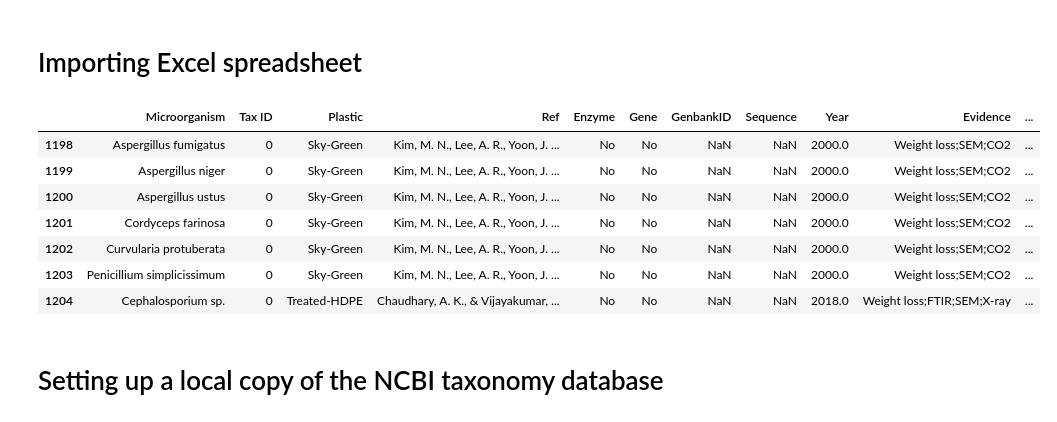
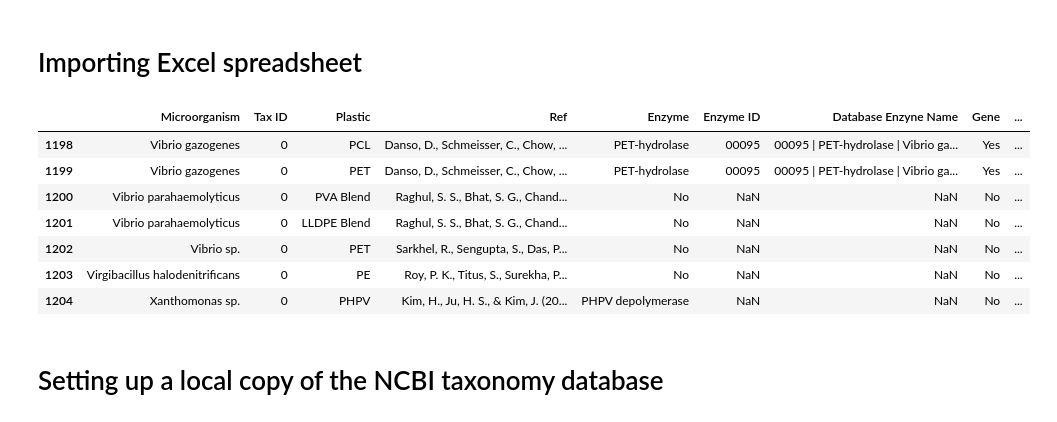
Before and after one commit to VictorGambarini/PlasticDegradersTree, a Jupyter notebook: Tree_tutorial.ipynb, the cells around one changed output. Cells and saved outputs as stored; diff of their text form; code cells hidden in the pictures.

```diff
--- a/Tree_tutorial.ipynb
+++ b/Tree_tutorial.ipynb
@@ -96,18 +96,18 @@ def get_rank_count_percentage(rank,tax_id_list):
 <a id='Importing-Excel-spreadsheet'></a>
 # Importing Excel spreadsheet
 # %%
-df = pd.read_excel("Degraders_list_v4.xlsx")
+df = pd.read_excel("Degraders_list_v5.xlsx", dtype={'Enzyme ID': object})
 #Visualize part of the dataset.
 df.tail(7)
 # %% [output]
-|  | Microorganism | Tax ID | Plastic | Ref | Enzyme | Gene | GenbankID | Sequence | Year | Evidence | ... |
-| 1198 | Aspergillus fumigatus | 0 | Sky-Green | Kim, M. N., Lee, A. R., Yoon, J. ... | No | No | NaN | NaN | 2000.0 | Weight loss;SEM;CO2 | ... |
-| 1199 | Aspergillus niger | 0 | Sky-Green | Kim, M. N., Lee, A. R., Yoon, J. ... | No | No | NaN | NaN | 2000.0 | Weight loss;SEM;CO2 | ... |
-| 1200 | Aspergillus ustus | 0 | Sky-Green | Kim, M. N., Lee, A. R., Yoon, J. ... | No | No | NaN | NaN | 2000.0 | Weight loss;SEM;CO2 | ... |
-| 1201 | Cordyceps farinosa | 0 | Sky-Green | Kim, M. N., Lee, A. R., Yoon, J. ... | No | No | NaN | NaN | 2000.0 | Weight loss;SEM;CO2 | ... |
-| 1202 | Curvularia protuberata | 0 | Sky-Green | Kim, M. N., Lee, A. R., Yoon, J. ... | No | No | NaN | NaN | 2000.0 | Weight loss;SEM;CO2 | ... |
-| 1203 | Penicillium simplicissimum | 0 | Sky-Green | Kim, M. N., Lee, A. R., Yoon, J. ... | No | No | NaN | NaN | 2000.0 | Weight loss;SEM;CO2 | ... |
-| 1204 | Cephalosporium sp. | 0 | Treated-HDPE | Chaudhary, A. K., & Vijayakumar, ... | No | No | NaN | NaN | 2018.0 | Weight loss;FTIR;SEM;X-ray | ... |
+|  | Microorganism | Tax ID | Plastic | Ref | Enzyme | Enzyme ID | Database Enzyne Name | Gene | ... |
+| 1198 | Vibrio gazogenes | 0 | PCL | Danso, D., Schmeisser, C., Chow, ... | PET-hydrolase | 00095 | 00095 | PET-hydrolase | Vibrio ga... | Yes | ... |
+| 1199 | Vibrio gazogenes | 0 | PET | Danso, D., Schmeisser, C., Chow, ... | PET-hydrolase | 00095 | 00095 | PET-hydrolase | Vibrio ga... | Yes | ... |
+| 1200 | Vibrio parahaemolyticus | 0 | PVA Blend | Raghul, S. S., Bhat, S. G., Chand... | No | NaN | NaN | No | ... |
+| 1201 | Vibrio parahaemolyticus | 0 | LLDPE Blend | Raghul, S. S., Bhat, S. G., Chand... | No | NaN | NaN | No | ... |
+| 1202 | Vibrio sp. | 0 | PET | Sarkhel, R., Sengupta, S., Das, P... | No | NaN | NaN | No | ... |
+| 1203 | Virgibacillus halodenitrificans | 0 | PE | Roy, P. K., Titus, S., Surekha, P... | No | NaN | NaN | No | ... |
+| 1204 | Xanthomonas sp. | 0 | PHPV | Kim, H., Ju, H. S., & Kim, J. (20... | PHPV depolymerase | NaN | NaN | No | ... |
 # %% [markdown]
 <a id='Setting-up-a-local-copy-of-the-NCBI-taxonomy-database'></a>
 # Setting up a local copy of the NCBI taxonomy database
```
Also changed, not shown: parts of 13 cells of this notebook.
